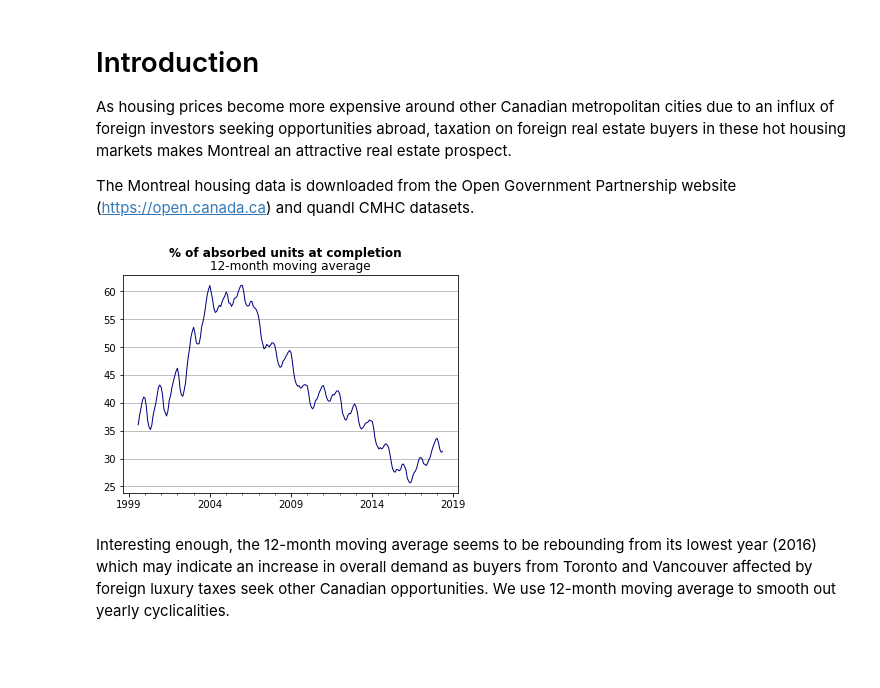
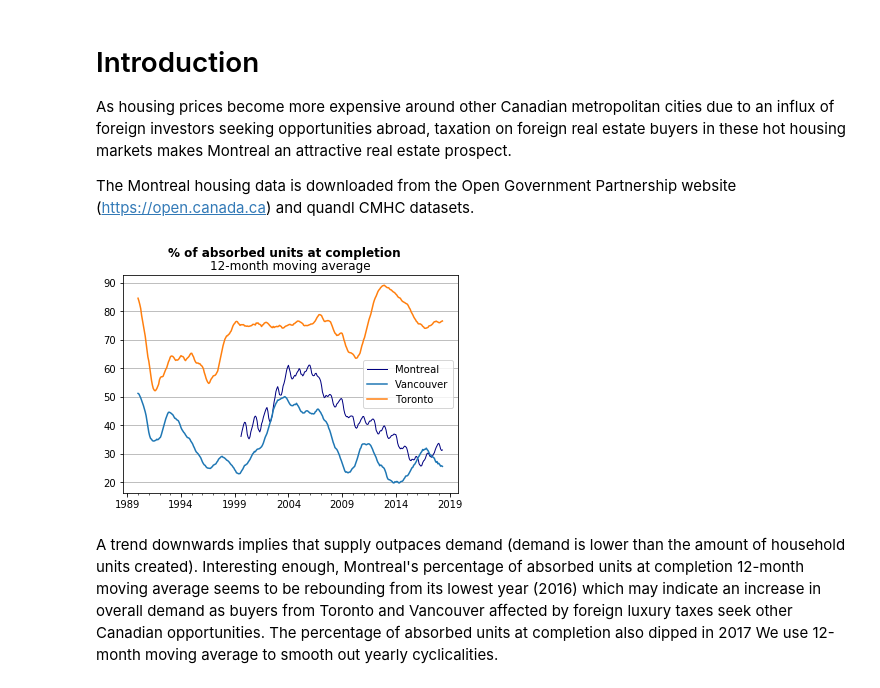
Before and after one commit to investdave/MontrealRealEstateAnalysis, a Jupyter notebook: MontrealRealEstateMacroAnalysis.ipynb, the cells around one changed output. Saved outputs shown, nothing was run; the diff lists cells and outputs as text; code cells hidden in the pictures; blank space fills up the shorter version.

Commit message:
Also included MA for Vancouver and Toronto for comparison. Added function to create MA dataframes that calculates and add MA to a column in the dataframe.

```diff
--- a/MontrealRealEstateMacroAnalysis.ipynb
+++ b/MontrealRealEstateMacroAnalysis.ipynb
@@ -14,8 +14,16 @@ fields = ['REF_DATE', 'GEO', 'Completed dwelling units', 'Type of dwelling unit'
 absorption_data = pd.read_csv(r"real-Estate Data\Absorbtions and unabsorbed inventory.csv", parse_dates=['REF_DATE'], index_col=['REF_DATE'], usecols=fields, encoding='latin-1')
 # %%
 montreal_total_absorption_data = absorption_data[(absorption_data.GEO == 'Montréal, Quebec') & (absorption_data['Type of dwelling unit'] == 'Total units')]
+vancouver_total_absorption_data = absorption_data[(absorption_data.GEO == 'Vancouver, British Columbia') & (absorption_data['Type of dwelling unit'] == 'Total units')]
+toronto_total_absorption_data = absorption_data[(absorption_data.GEO == 'Toronto, Ontario') & (absorption_data['Type of dwelling unit'] == 'Total units')]
 # %%
-montreal_absorption_MA = pd.DataFrame(index=montreal_total_absorption_data.groupby(['REF_DATE']).sum().index)
-montreal_absorption_MA['Total'] = montreal_total_absorption_data.groupby(['REF_DATE','Type of dwelling unit']).sum().reset_index(['Type of dwelling unit'])['VALUE']
-montreal_absorption_MA['Absorptions'] = montreal_total_absorption_data[montreal_total_absorption_data['Completed dwelling units'] == 'Absorptions']['VALUE']
-montreal_absorption_MA['Unabsorbed inventory'] = montreal_total_absorption_data[montreal_total_absorption_data['Completed dwelling units'] == 'Unabsorbed inventory']['VALUE']
+def MA_average(location_df):
+    moving_average_df = pd.DataFrame(index=location_df.groupby(['REF_DATE']).sum().index)
+    moving_average_df['Total'] = location_df.groupby(['REF_DATE','Type of dwelling unit']).sum().reset_index(['Type of dwelling unit'])['VALUE']
+    moving_average_df['Absorptions'] = location_df[location_df['Completed dwelling units'] == 'Absorptions']['VALUE']
+    moving_average_df['Unabsorbed inventory'] = location_df[location_df['Completed dwelling units'] == 'Unabsorbed inventory']['VALUE']
+
+    moving_average_df['Absorption %'] = moving_average_df['Absorptions']/moving_average_df['Total']*100
+    moving_average_df['Unabsorbed inventory %'] = moving_average_df['Unabsorbed inventory']/moving_average_df['Total']*100
+    moving_average_df['MA20 Absorption'] = moving_average_df['Absorption %'].rolling(window=20).mean()
+    return moving_average_df
@@ -26,12 +30,21 @@ montreal_absorption_MA['MA20 Absorption'] = montreal_absorption_MA['Absorption %
+# %%
+montreal_MA = MA_average(montreal_total_absorption_data)
+vancouver_MA = MA_average(vancouver_total_absorption_data)
+toronto_MA = MA_average(toronto_total_absorption_data)
 # %%
-ax = test_df['MA20 Absorption'].plot(lw=1, colormap='jet')
-ax.set_xlabel("")
-ax.yaxis.grid()
+ax1 = montreal_MA['MA20 Absorption'].plot(lw=1, colormap='jet', label='Montreal')
+ax1.yaxis.grid()
+
+vancouver_MA['MA20 Absorption'].plot(label='Vancouver')
+toronto_MA['MA20 Absorption'].plot(label='Toronto')
 
 plt.suptitle("% of absorbed units at completion", fontweight="bold")
 plt.title("12-month moving average")
+plt.grid(axis='y')
+plt.xlabel("")
+plt.legend()
 plt.show()
 # %% [output]
-[figure, old version]
+[figure, new version]
 # %% [markdown]
-Interesting enough, the 12-month moving average seems to be rebounding from its lowest year (2016) which may indicate an increase in overall demand as buyers from Toronto and Vancouver affected by foreign luxury taxes seek other Canadian opportunities. We use 12-month moving average to smooth out yearly cyclicalities.
+A trend downwards implies that supply outpaces demand (demand is lower than the amount of household units created). Interesting enough, Montreal's percentage of absorbed units at completion 12-month moving average seems to be rebounding from its lowest year (2016) which may indicate an increase in overall demand as buyers from Toronto and Vancouver affected by foreign luxury taxes seek other Canadian opportunities. The percentage of absorbed units at completion also dipped in 2017 We use 12-month moving average to smooth out yearly cyclicalities.
```
Also changed, not shown: parts of 1 cell of this notebook.
